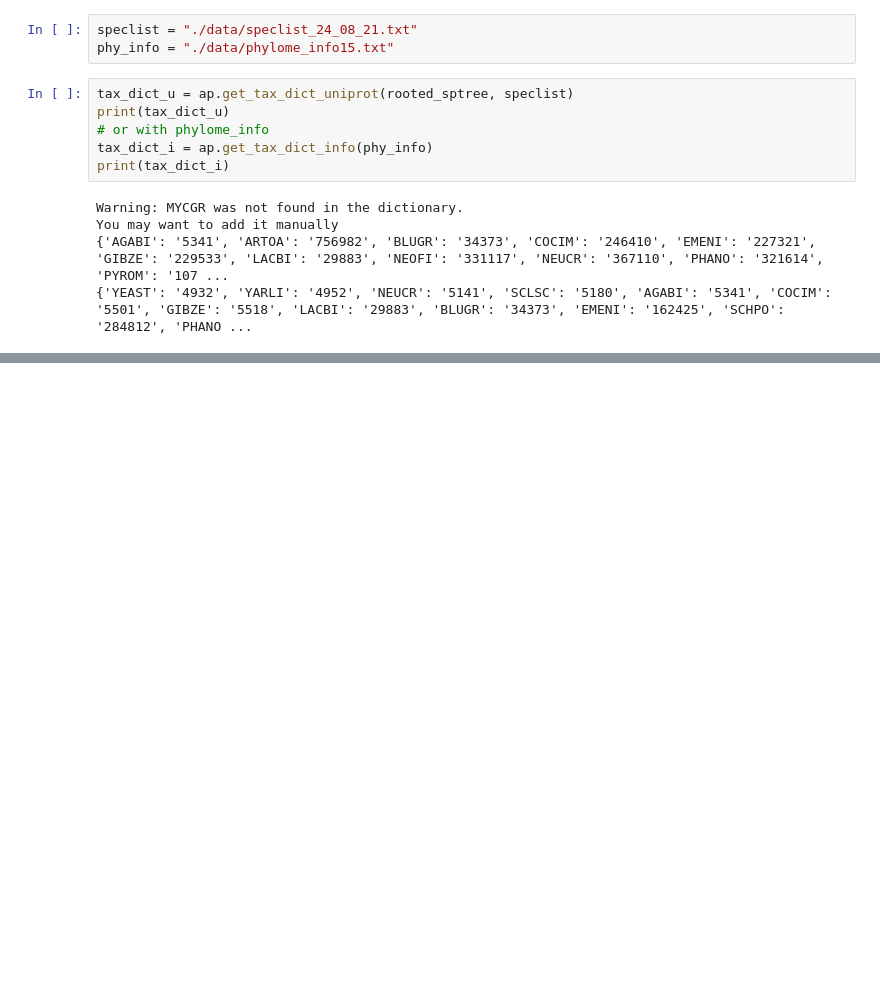
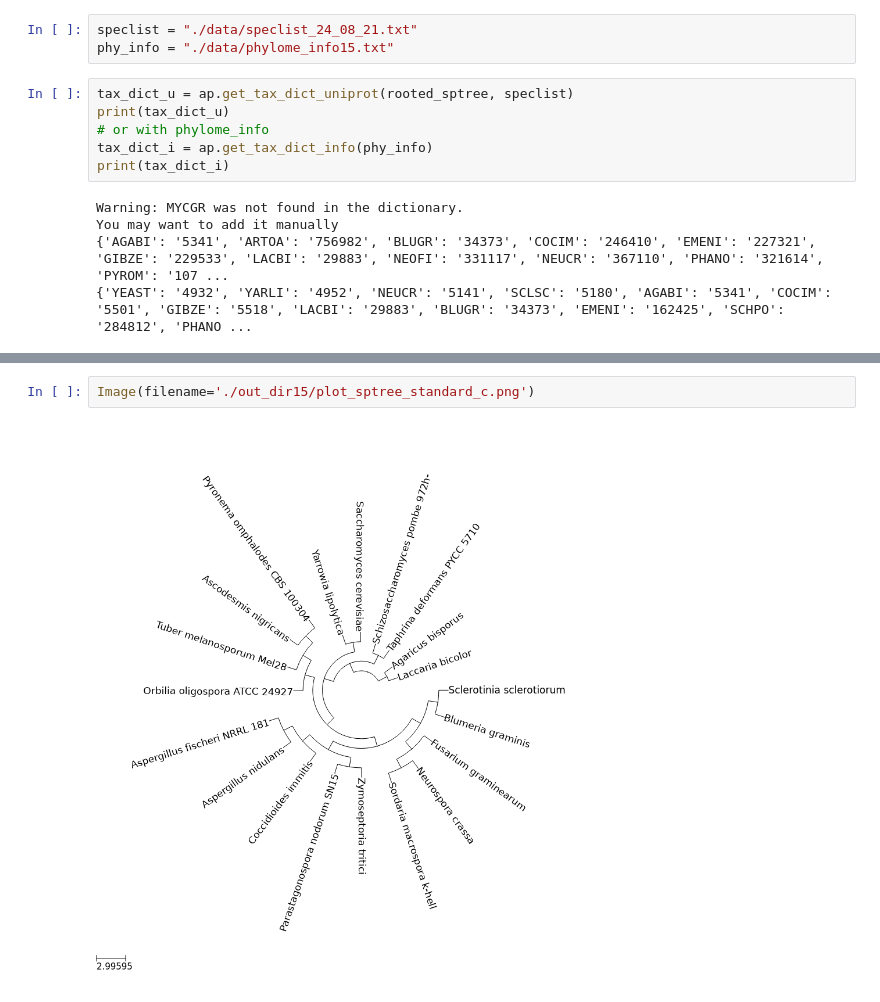
Before and after one commit to Gabaldonlab/phylome_analysis_giaco, a Jupyter notebook: examples/example_species.ipynb, the cells around one changed output, grey strips where cells are left out. Saved outputs shown, nothing was run; the diff lists cells and outputs as text; blank space fills up the shorter version.

```diff
--- a/examples/example_species.ipynb
+++ b/examples/example_species.ipynb
@@ -175,0 +235,4 @@ Anyway, the missing keys will still be handled in the visualization.
+# %%
+Image(filename='./out_dir15/plot_sptree_standard_c.png')
+# %% [output]
+[figure, added]
```
Also changed, not shown: parts of 16 cells of this notebook, 5 other files.
